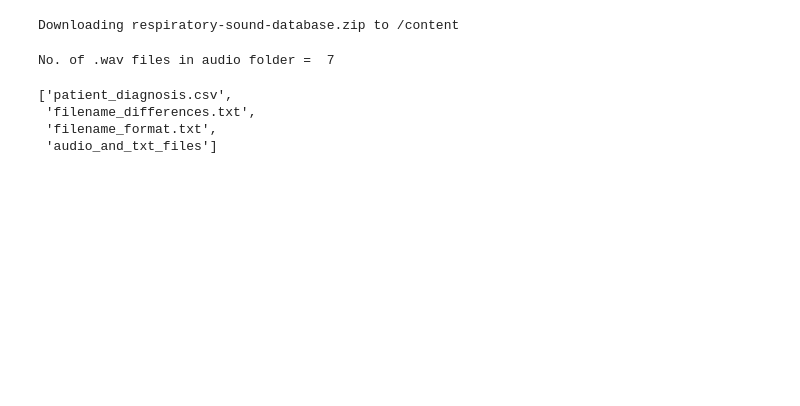
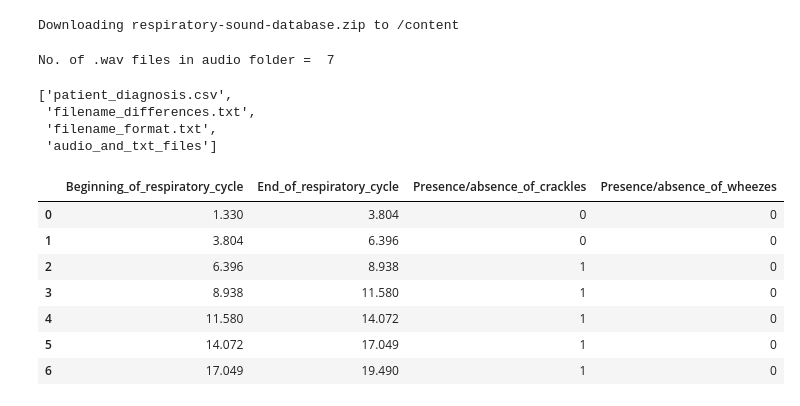
Before and after one commit to tibayo1/DL-Lung-Sounds, a Jupyter notebook: Lung_Sounds_Detection.ipynb, the cells around one changed output. Saved outputs shown, nothing was run; the diff lists cells and outputs as text; code cells hidden in the pictures; blank space fills up the shorter version.

```diff
--- a/Lung_Sounds_Detection.ipynb
+++ b/Lung_Sounds_Detection.ipynb
@@ -48,3 +49,25 @@ os.listdir("/content/respiratory_sound_database/Respiratory_Sound_Database")
  'filename_differences.txt',
  'filename_format.txt',
  'audio_and_txt_files']
+# %%
+path = \
+"../content/respiratory_sound_database/Respiratory_Sound_Database/audio_and_txt_files/154_2b4_Al_mc_AKGC417L.txt"
+
+col_names = ['Beginning_of_respiratory_cycle', 'End_of_respiratory_cycle', 'Presence/absence_of_crackles', 'Presence/absence_of_wheezes']
+
+# Respiratory cycle column values are in 'seconds'.
+# Presence = 1
+# Absence = 0
+
+df_annot = pd.read_csv(path, sep="\t", header=None, names=col_names)
+
+df_annot.head(30)
+# %% [output]
+|  | Beginning_of_respiratory_cycle | End_of_respiratory_cycle | Presence/absence_of_crackles | Presence/absence_of_wheezes |
+| 0 | 1.330 | 3.804 | 0 | 0 |
+| 1 | 3.804 | 6.396 | 0 | 0 |
+| 2 | 6.396 | 8.938 | 1 | 0 |
+| 3 | 8.938 | 11.580 | 1 | 0 |
+| 4 | 11.580 | 14.072 | 1 | 0 |
+| 5 | 14.072 | 17.049 | 1 | 0 |
+| 6 | 17.049 | 19.490 | 1 | 0 |
```
Also changed, not shown: parts of 4 cells of this notebook.
